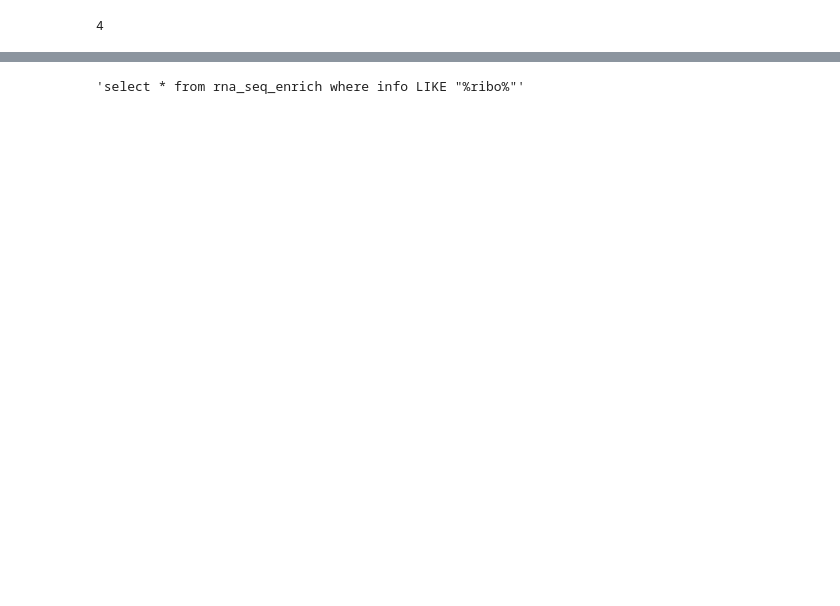
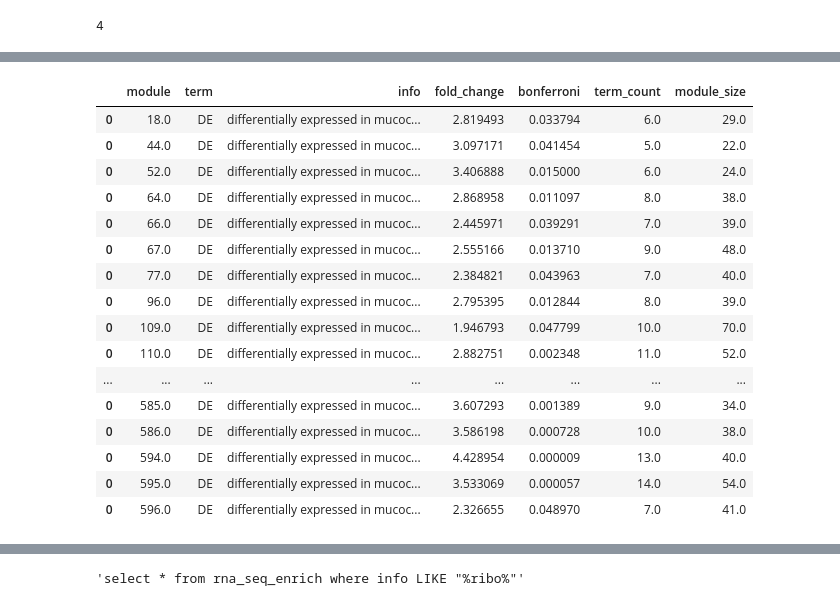
Before and after one commit to ltsypin/TGNE-2022, a Jupyter notebook: TGNE/embedding/enrichment_analysis.ipynb, the cells around one changed output, grey strips where cells are left out. Drawn from its saved outputs; the diff is of its cells as text; code cells hidden in the pictures; blank space fills up the shorter version.

```diff
--- a/TGNE/embedding/enrichment_analysis.ipynb
+++ b/TGNE/embedding/enrichment_analysis.ipynb
@@ -495,0 +553,20 @@ rna_seq_enrich.loc[rna_seq_enrich['term'].isin(['DE', 'EV'])].shape, microarray_
+# %%
+rna_seq_enrich.loc[rna_seq_enrich['term'].isin(['DE,EV', 'DE'])]
+# %% [output]
+|  | module | term | info | fold_change | bonferroni | term_count | module_size |
+| 0 | 18.0 | DE | differentially expressed in mucoc... | 2.819493 | 0.033794 | 6.0 | 29.0 |
+| 0 | 44.0 | DE | differentially expressed in mucoc... | 3.097171 | 0.041454 | 5.0 | 22.0 |
+| 0 | 52.0 | DE | differentially expressed in mucoc... | 3.406888 | 0.015000 | 6.0 | 24.0 |
+| 0 | 64.0 | DE | differentially expressed in mucoc... | 2.868958 | 0.011097 | 8.0 | 38.0 |
+| 0 | 66.0 | DE | differentially expressed in mucoc... | 2.445971 | 0.039291 | 7.0 | 39.0 |
+| 0 | 67.0 | DE | differentially expressed in mucoc... | 2.555166 | 0.013710 | 9.0 | 48.0 |
+| 0 | 77.0 | DE | differentially expressed in mucoc... | 2.384821 | 0.043963 | 7.0 | 40.0 |
+| 0 | 96.0 | DE | differentially expressed in mucoc... | 2.795395 | 0.012844 | 8.0 | 39.0 |
+| 0 | 109.0 | DE | differentially expressed in mucoc... | 1.946793 | 0.047799 | 10.0 | 70.0 |
+| 0 | 110.0 | DE | differentially expressed in mucoc... | 2.882751 | 0.002348 | 11.0 | 52.0 |
+| ... | ... | ... | ... | ... | ... | ... | ... |
+| 0 | 585.0 | DE | differentially expressed in mucoc... | 3.607293 | 0.001389 | 9.0 | 34.0 |
+| 0 | 586.0 | DE | differentially expressed in mucoc... | 3.586198 | 0.000728 | 10.0 | 38.0 |
+| 0 | 594.0 | DE | differentially expressed in mucoc... | 4.428954 | 0.000009 | 13.0 | 40.0 |
+| 0 | 595.0 | DE | differentially expressed in mucoc... | 3.533069 | 0.000057 | 14.0 | 54.0 |
+| 0 | 596.0 | DE | differentially expressed in mucoc... | 2.326655 | 0.048970 | 7.0 | 41.0 |
```
Also changed, not shown: parts of 49 cells of this notebook, 10 other files.
